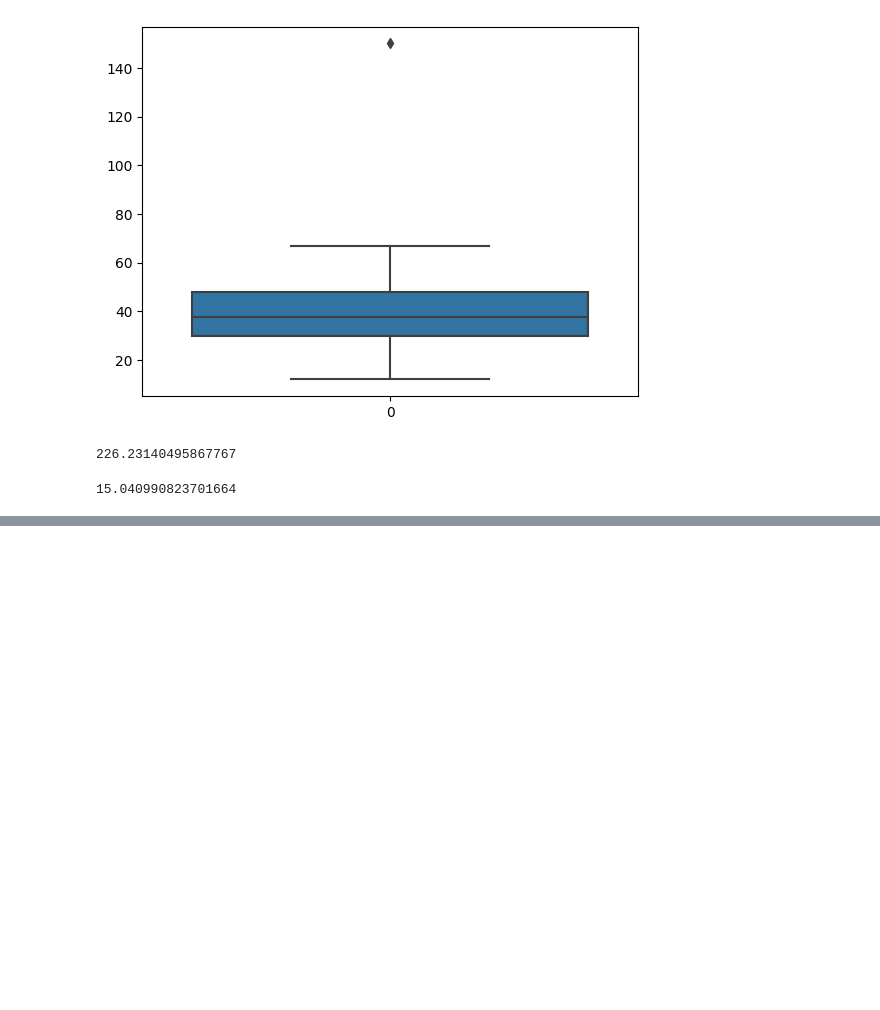
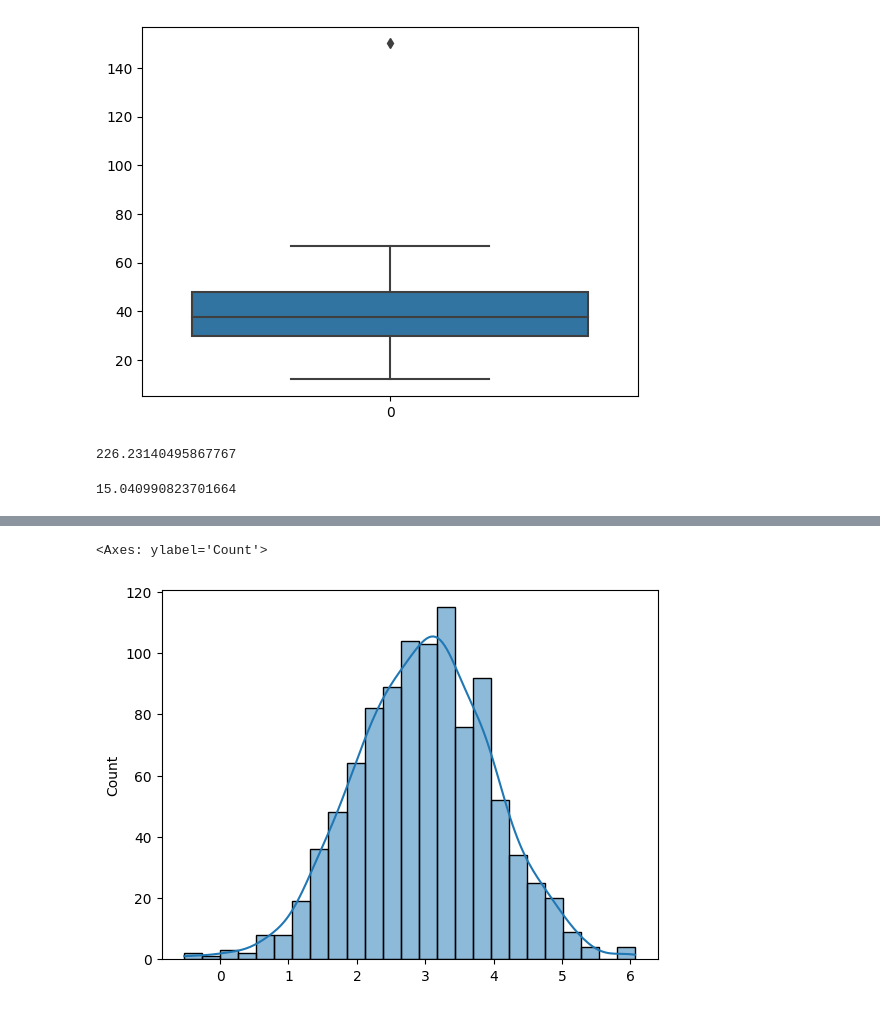
Before and after one commit to sumit-kumar-tech/Statistics_python, a Jupyter notebook: stats.ipynb, the cells around one changed output, grey strips where cells are left out. Cells and saved outputs as stored; diff of their text form; code cells hidden in the pictures; blank space fills up the shorter version.

```diff
--- a/stats.ipynb
+++ b/stats.ipynb
@@ -194,0 +298,7 @@ np.std(x)
+# %%
+m=np.random.normal(3,1,1000)
+# %%
+sns.histplot(m,kde=True)
+# %% [output]
+<Axes: ylabel='Count'>
+[figure, added]
```
Also changed, not shown: parts of 25 cells of this notebook.
